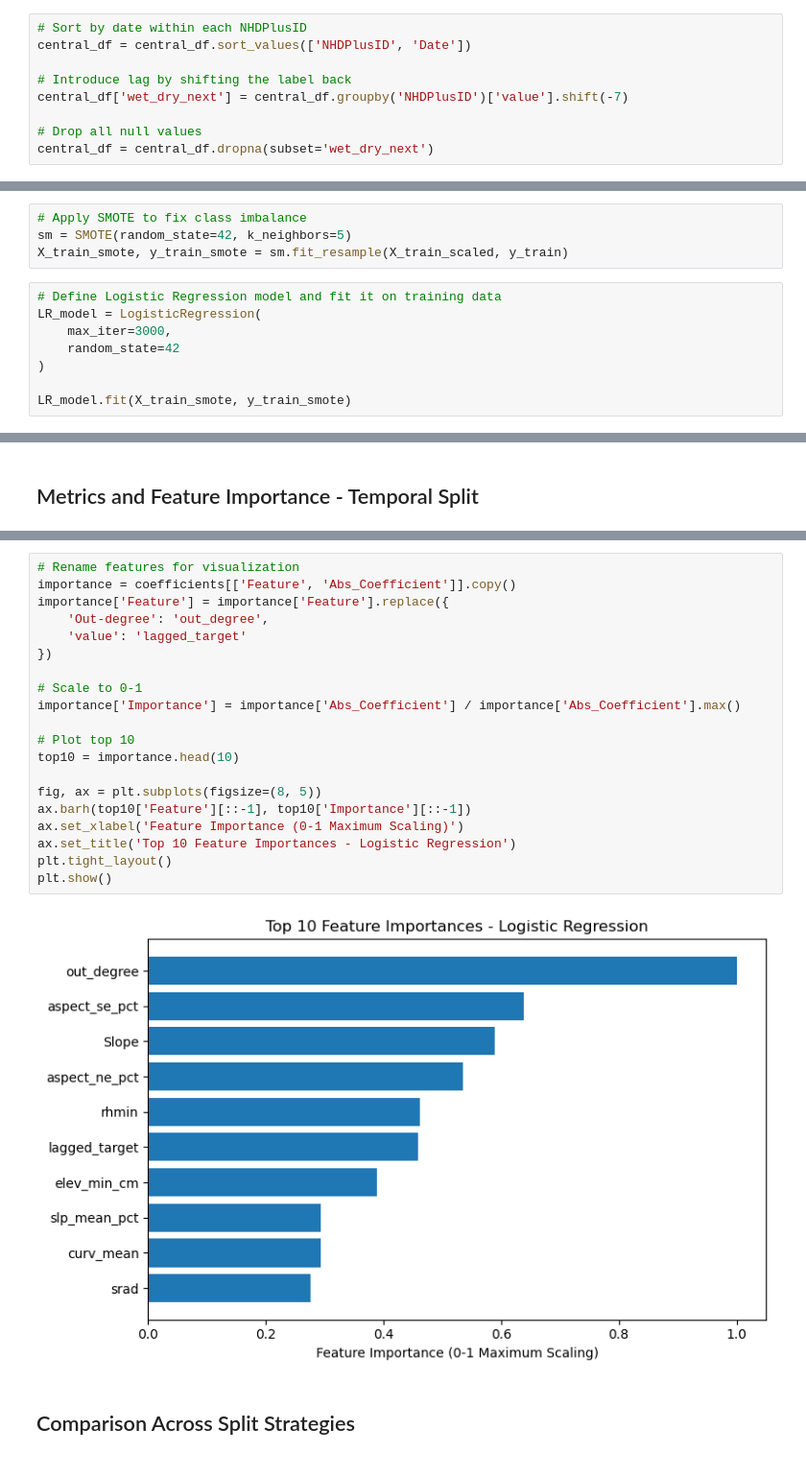
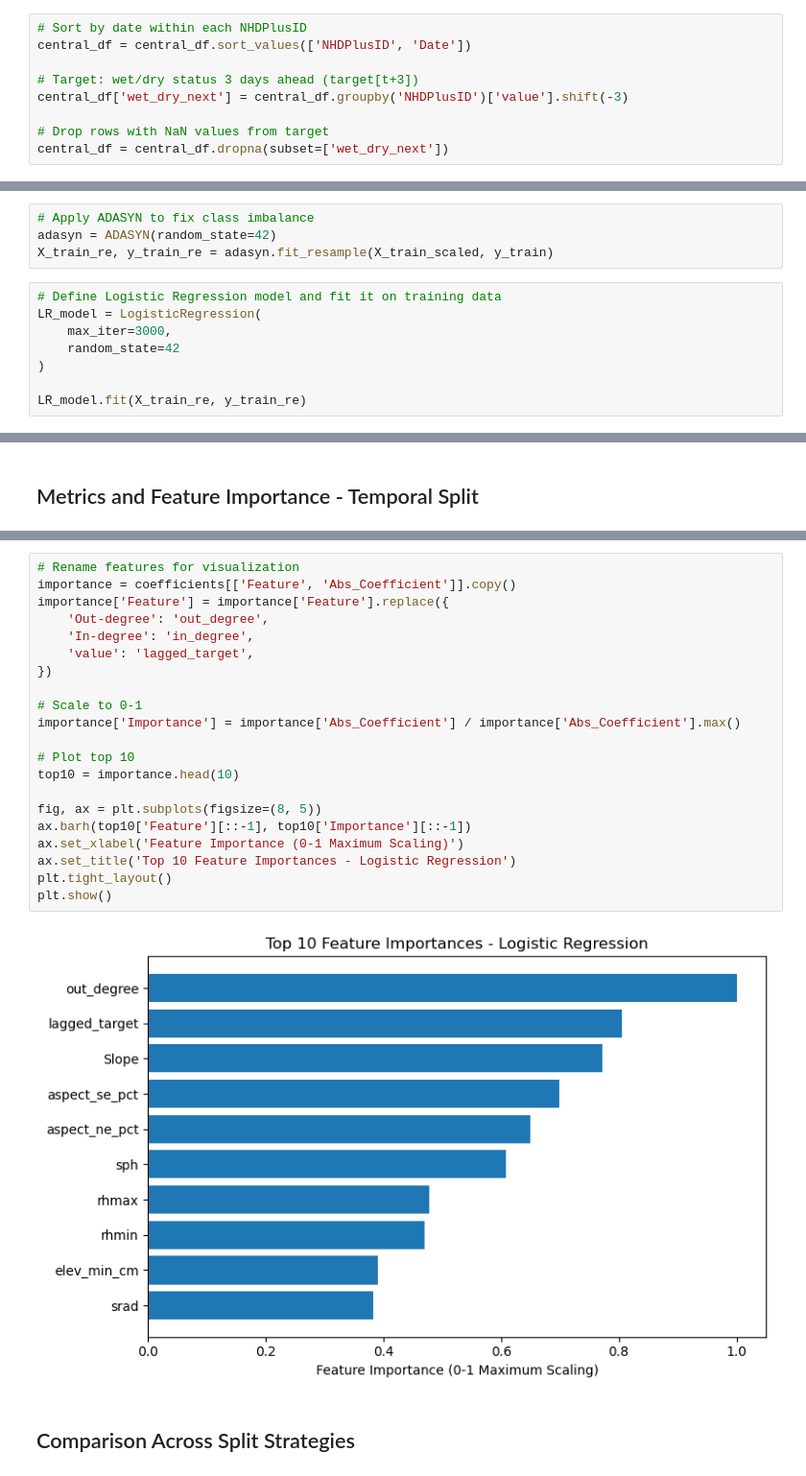
Before and after one commit to michaeltm365/saas-river-forecasting, a Jupyter notebook: lr/lr.ipynb, the cells around one changed output, grey strips where cells are left out. Shown at 96% size. Drawn from its saved outputs; the diff is of its cells as text.

```diff
--- a/lr/lr.ipynb
+++ b/lr/lr.ipynb
@@ -86,11 +86,11 @@ central_df = central_df.merge(degrees, on='NHDPlusID', how='left')
 # Sort by date within each NHDPlusID
 central_df = central_df.sort_values(['NHDPlusID', 'Date'])
 
-# Introduce lag by shifting the label back
-central_df['wet_dry_next'] = central_df.groupby('NHDPlusID')['value'].shift(-7)
+# Target: wet/dry status 3 days ahead (target[t+3])
+central_df['wet_dry_next'] = central_df.groupby('NHDPlusID')['value'].shift(-3)
 
-# Drop all null values
-central_df = central_df.dropna(subset='wet_dry_next')
+# Drop rows with NaN values from target
+central_df = central_df.dropna(subset=['wet_dry_next'])
 # %% [markdown]
 ## Random Split
 # %%
@@ -163,9 +163,9 @@ scaler = StandardScaler()
 X_train_scaled = scaler.fit_transform(X_train)
 X_test_scaled = scaler.transform(X_test)
 # %%
-# Apply SMOTE to fix class imbalance
-sm = SMOTE(random_state=42, k_neighbors=5)
-X_train_smote, y_train_smote = sm.fit_resample(X_train_scaled, y_train)
+# Apply ADASYN to fix class imbalance
+adasyn = ADASYN(random_state=42)
+X_train_re, y_train_re = adasyn.fit_resample(X_train_scaled, y_train)
 # %%
 # Define Logistic Regression model and fit it on training data
 LR_model = LogisticRegression(
@@ -173,7 +173,7 @@ LR_model = LogisticRegression(
     random_state=42
 )
 
-LR_model.fit(X_train_smote, y_train_smote)
+LR_model.fit(X_train_re, y_train_re)
 # %% [output]
 LogisticRegression(max_iter=3000, random_state=42)
 # %% [markdown]
@@ -252,25 +252,26 @@ elev_median_cm    -1.144934
 # %%
 # Rename features for visualization
 importance = coefficients[['Feature', 'Abs_Coefficient']].copy()
 importance['Feature'] = importance['Feature'].replace({
     'Out-degree': 'out_degree',
-    'value': 'lagged_target'
+    'In-degree': 'in_degree',
+    'value': 'lagged_target',
 })
 
 # Scale to 0-1
 importance['Importance'] = importance['Abs_Coefficient'] / importance['Abs_Coefficient'].max()
 
 # Plot top 10
 top10 = importance.head(10)
 
 fig, ax = plt.subplots(figsize=(8, 5))
 ax.barh(top10['Feature'][::-1], top10['Importance'][::-1])
 ax.set_xlabel('Feature Importance (0-1 Maximum Scaling)')
 ax.set_title('Top 10 Feature Importances - Logistic Regression')
 plt.tight_layout()
 plt.show()
 # %% [output]
-[figure, old version]
+[figure, new version]
 # %% [markdown]
 ## Comparison Across Split Strategies
 # %%
```
Also changed, not shown: parts of 11 cells of this notebook, 16 other files.
